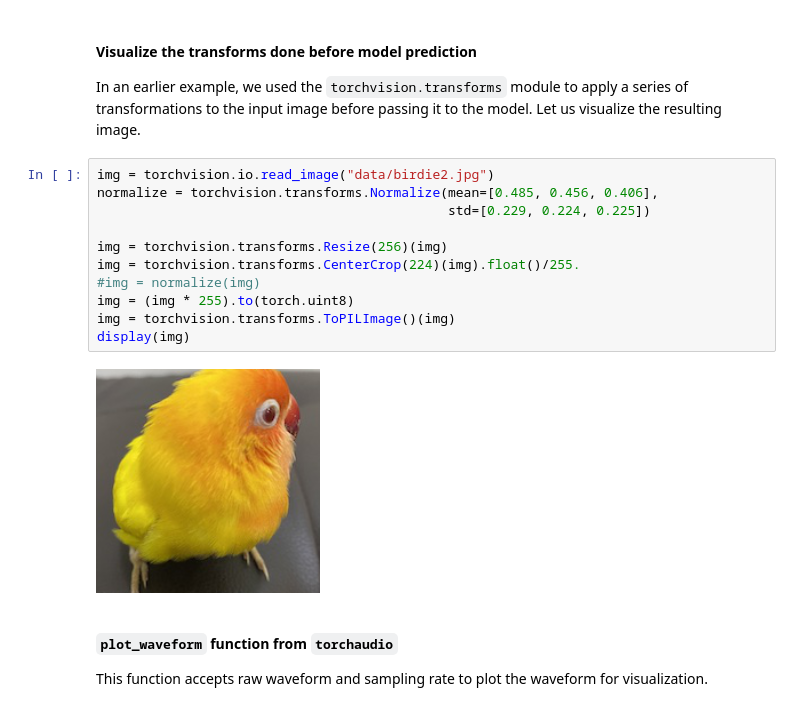
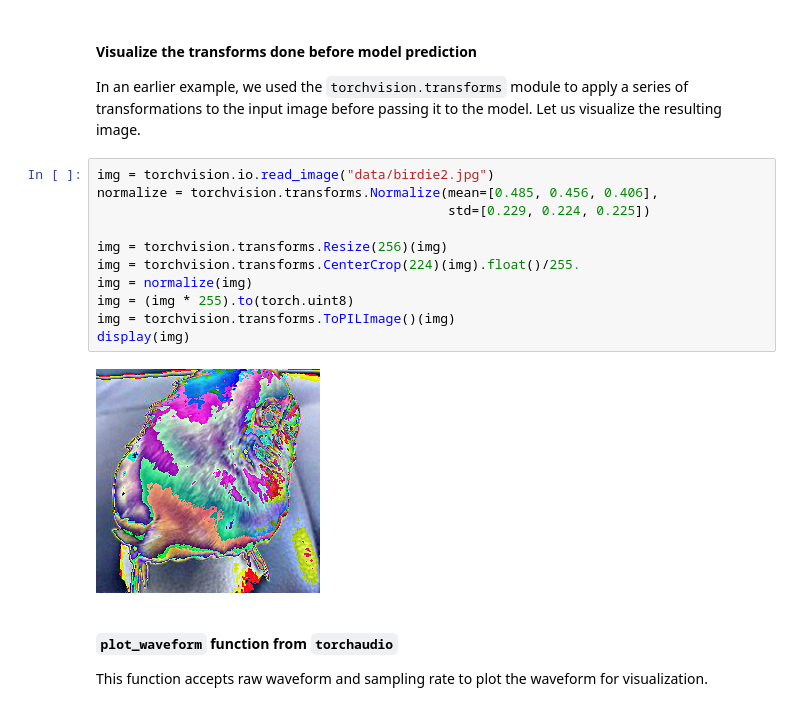
Before and after one commit to roatienza/Deep-Learning-Experiments, a Jupyter notebook: versions/2022/tools/python/input_demo.ipynb, the cells around one changed output. Cells and saved outputs as stored; diff of their text form.

```diff
--- a/versions/2022/tools/python/input_demo.ipynb
+++ b/versions/2022/tools/python/input_demo.ipynb
@@ -25,16 +25,16 @@ In an earlier example, we used the `torchvision.transforms` module to apply a se
 # %%
 img = torchvision.io.read_image("data/birdie2.jpg")
 normalize = torchvision.transforms.Normalize(mean=[0.485, 0.456, 0.406],
                                              std=[0.229, 0.224, 0.225])
 
 img = torchvision.transforms.Resize(256)(img)
 img = torchvision.transforms.CenterCrop(224)(img).float()/255.
-#img = normalize(img)
+img = normalize(img)
 img = (img * 255).to(torch.uint8)
 img = torchvision.transforms.ToPILImage()(img)
 display(img)
 # %% [output]
-[figure, old version]
+[figure, new version]
 # %% [markdown]
 #### `plot_waveform` function from `torchaudio`
 
```
Also changed, not shown: parts of 2 cells of this notebook.
